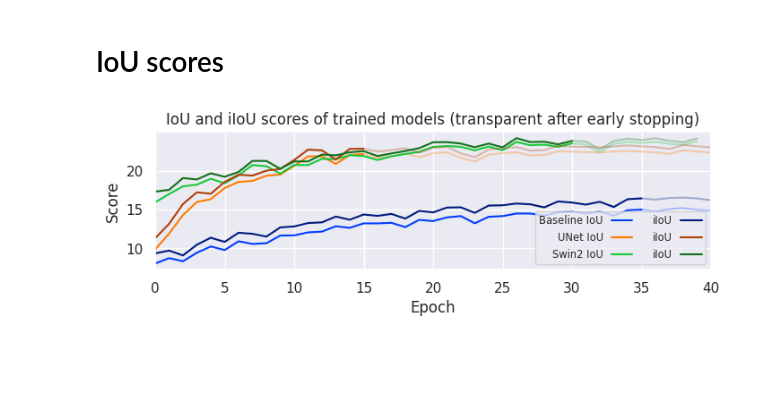
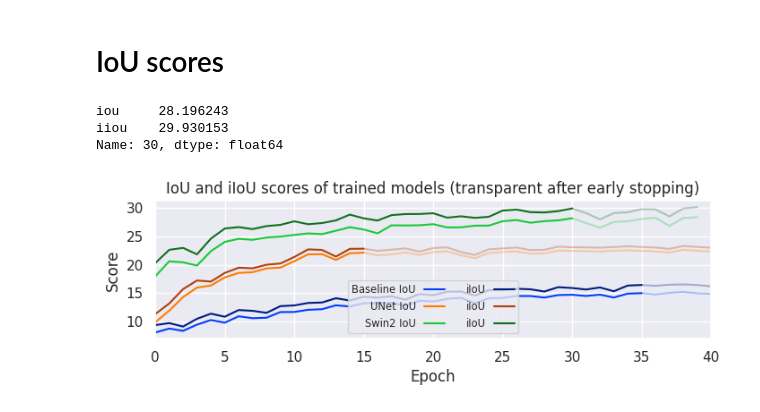
Before and after one commit to vitsiozo/INM705-Cityscapes, a Jupyter notebook: Report/datas/Plots.ipynb, the cells around one changed output. Cells and saved outputs as stored; diff of their text form; code cells hidden in the pictures; blank space fills up the shorter version.

Commit message:
Adding data about no-background Swin2 model.

```diff
--- a/Report/datas/Plots.ipynb
+++ b/Report/datas/Plots.ipynb
@@ -348,43 +350,49 @@ pyplot.rcParams['figure.figsize'] = (8, 2)
 # We mistakenly divided IoU scores by batch size when calculating them.
 baseline_mult = 6
 unet_mult = 4
-swin2_mult = 12
+swin2_no_background_mult = 4
 # %%
 baseline = baseline_mult * pandas.read_csv('baseline_iou.csv', index_col = 0)
 unet = unet_mult * pandas.read_csv('unet_iou.csv', index_col = 0)
-swin2 = swin2_mult * pandas.read_csv('swin2_iou.csv', index_col = 0)
+swin2 = swin2_no_background_mult * pandas.read_csv('swin2_no_background_iou.csv', index_col = 0)
+# %%
+swin2.loc[30]
+# %% [output]
+iou     28.196243
+iiou    29.930153
+Name: 30, dtype: float64
 # %%
 light = seaborn.color_palette('bright', 3)
 dark = seaborn.color_palette('dark', 3)
 
 pyplot.plot(baseline.iou[:36], color = light[0], label = 'Baseline IoU')
 pyplot.plot(baseline.iou[35:], color = light[0], alpha = .3)
 
 pyplot.plot(unet.iou[:16], color = light[1], label = 'UNet IoU')
 pyplot.plot(unet.iou[15:], color = light[1], alpha = .3)
 
 pyplot.plot(swin2.iou[:31], color = light[2], label = 'Swin2 IoU')
 pyplot.plot(swin2.iou[30:], color = light[2], alpha = .3)
 
 pyplot.plot(baseline.iiou[:36], color = dark[0], label = 'iIoU')
 pyplot.plot(baseline.iiou[35:], color = dark[0], alpha = .3)
 
 pyplot.plot(unet.iiou[:16], color = dark[1], label = 'iIoU')
 pyplot.plot(unet.iiou[15:], color = dark[1], alpha = .3)
 
 pyplot.plot(swin2.iiou[:31], color = dark[2], label = 'iIoU')
 pyplot.plot(swin2.iiou[30:], color = dark[2], alpha = .3)
 
 pyplot.xlabel('Epoch')
 pyplot.ylabel('Score')
 
 pyplot.title('IoU and iIoU scores of trained models (transparent after early stopping)')
 
-pyplot.legend(ncols = 2, markerfirst = False, loc = 0, fontsize = 'x-small')
-# pyplot.legend(loc = 0, fontsize = 'x-small')
+# pyplot.legend(ncols = 3, markerfirst = True, fontsize = 'x-small', bbox_to_anchor = (.69, -.31), columnspacing = 3)
+pyplot.legend(loc = 0, fontsize = 'x-small', ncols = 2, markerfirst = False)
 
 pyplot.xlim(0, 40)
 
 pyplot.savefig('../iou_scores.png', dpi = 300, bbox_inches = 'tight', pad_inches = 0)
 # %% [output]
-[figure, old version]
+[figure, new version]
```
Also changed, not shown: parts of 1 cell of this notebook, 10 other files.
